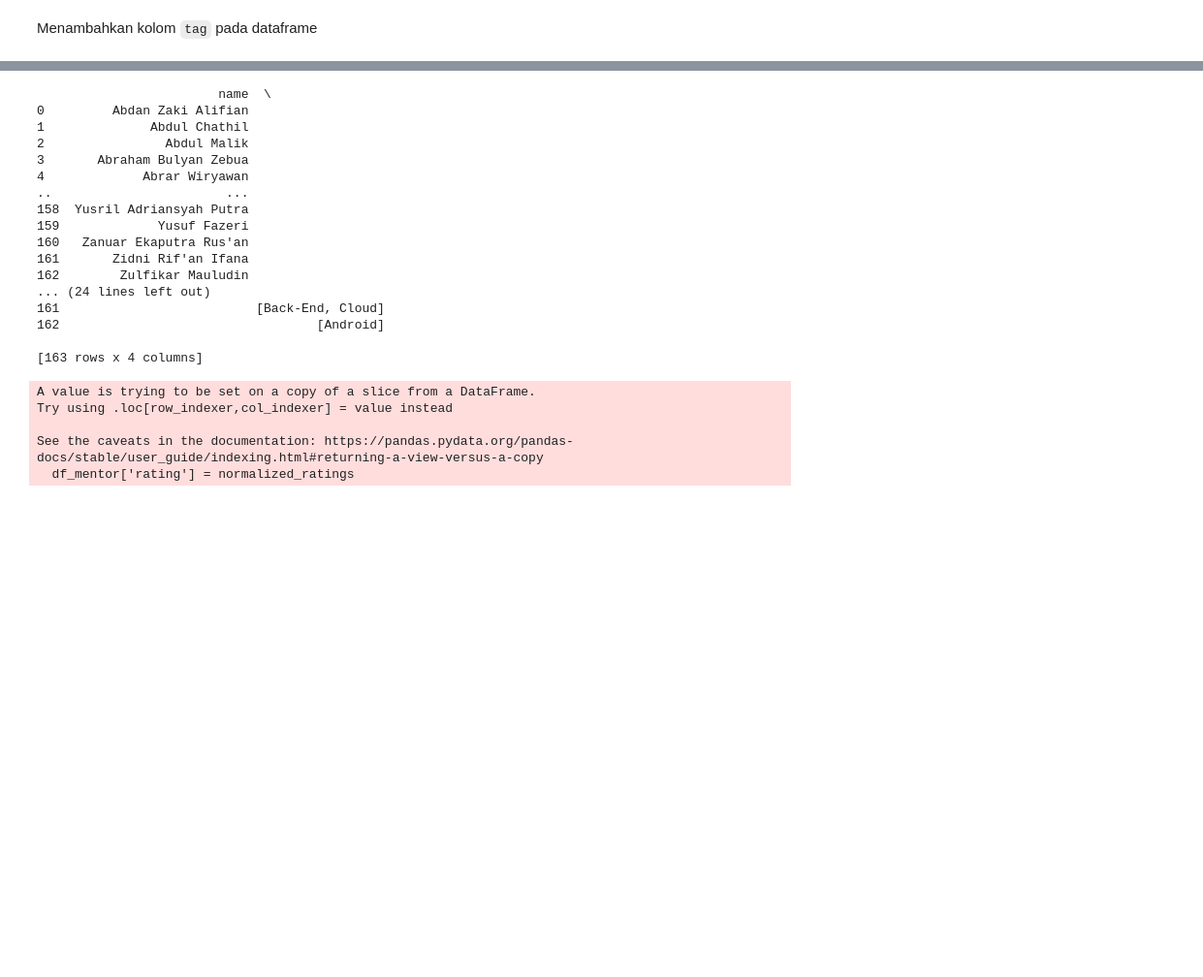
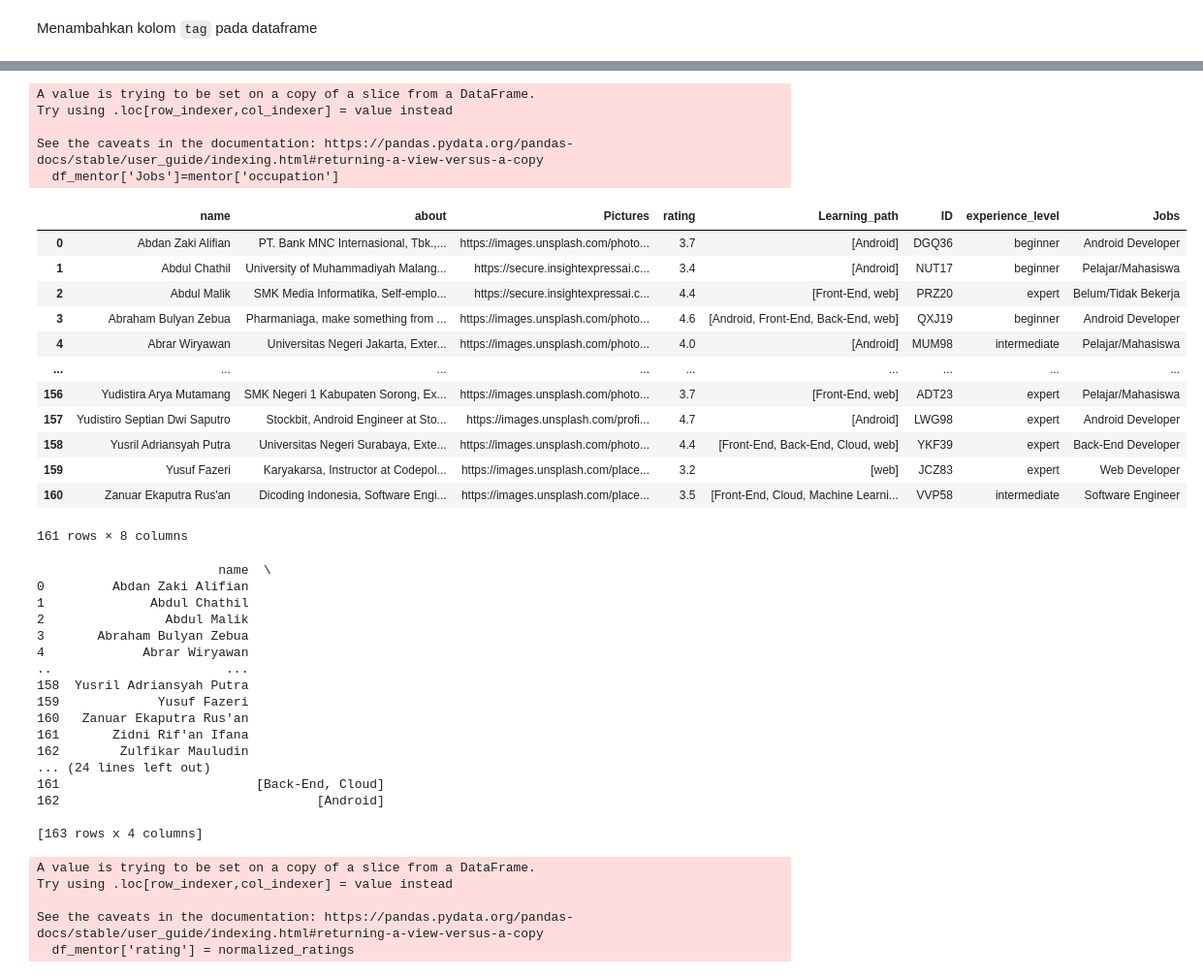
Before and after one commit to abdinegara783/ML-Mentoring-Platform-Dicoding, a Jupyter notebook: Recommender_System_Fix.ipynb, the cells around one changed output, grey strips where cells are left out. Shown: that part at 97% size. Saved outputs shown, nothing was run; the diff lists cells and outputs as text; code cells hidden in the pictures; blank space fills up the shorter version.

```diff
--- a/Recommender_System_Fix.ipynb
+++ b/Recommender_System_Fix.ipynb
@@ -192,0 +245,2 @@ df_mentor
+# %%
+df_mentor = pd.concat([df_mentor, df_mentor1], axis=1)
@@ -192,0 +263,32 @@ df_mentor
+# %%
+import pandas as pd
+import random
+
+
+# Persentase Experience level
+expert_percentage = 0.7
+intermediate_percentage = 0.2
+beginner_percentage = 0.1
+
+# Jumlah total data
+total_data = len(df_mentor)   # Mengurangi satu data
+
+# Menghitung jumlah data berdasarkan persentase
+expert_count = int(total_data * expert_percentage)
+intermediate_count = int(total_data * intermediate_percentage)
+beginner_count = int(total_data * beginner_percentage)
+
+# Membuat list Experience level
+experience_levels = (["expert"] * expert_count) + (["intermediate"] * intermediate_count) + (["beginner"] * beginner_count)
+
+# Mengacak urutan data
+random.shuffle(experience_levels)
+
+# Mengurangi satu data dari DataFrame df_mentor
+df_mentor = df_mentor.iloc[:-1, :]
+
+# Memasukkan variabel dummy "experience_level" ke dalam kolom "experience_level" DataFrame df_mentor
+df_mentor['experience_level'] = experience_levels
+
+# Tampilkan DataFrame
+print(df_mentor)
@@ -192,0 +318,24 @@ df_mentor
+# %%
+df_mentor['Jobs']=mentor['occupation']
+# %% [output]
+A value is trying to be set on a copy of a slice from a DataFrame.
+Try using .loc[row_indexer,col_indexer] = value instead
+
+See the caveats in the documentation: https://pandas.pydata.org/pandas-docs/stable/user_guide/indexing.html#returning-a-view-versus-a-copy
+  df_mentor['Jobs']=mentor['occupation']
+# %%
+df_mentor
+# %% [output]
+|  | name | about | Pictures | rating | Learning_path | ID | experience_level | Jobs |
+| 0 | Abdan Zaki Alifian | PT. Bank MNC Internasional, Tbk.,... | https://images.unsplash.com/photo... | 3.7 | [Android] | DGQ36 | beginner | Android Developer |
+| 1 | Abdul Chathil | University of Muhammadiyah Malang... | https://secure.insightexpressai.c... | 3.4 | [Android] | NUT17 | beginner | Pelajar/Mahasiswa |
+| 2 | Abdul Malik | SMK Media Informatika, Self-emplo... | https://secure.insightexpressai.c... | 4.4 | [Front-End, web] | PRZ20 | expert | Belum/Tidak Bekerja |
+| 3 | Abraham Bulyan Zebua | Pharmaniaga, make something from ... | https://images.unsplash.com/photo... | 4.6 | [Android, Front-End, Back-End, web] | QXJ19 | beginner | Android Developer |
+| 4 | Abrar Wiryawan | Universitas Negeri Jakarta, Exter... | https://images.unsplash.com/photo... | 4.0 | [Android] | MUM98 | intermediate | Pelajar/Mahasiswa |
+| ... | ... | ... | ... | ... | ... | ... | ... | ... |
+| 156 | Yudistira Arya Mutamang | SMK Negeri 1 Kabupaten Sorong, Ex... | https://images.unsplash.com/photo... | 3.7 | [Front-End, web] | ADT23 | expert | Pelajar/Mahasiswa |
+| 157 | Yudistiro Septian Dwi Saputro | Stockbit, Android Engineer at Sto... | https://images.unsplash.com/profi... | 4.7 | [Android] | LWG98 | expert | Android Developer |
+| 158 | Yusril Adriansyah Putra | Universitas Negeri Surabaya, Exte... | https://images.unsplash.com/photo... | 4.4 | [Front-End, Back-End, Cloud, web] | YKF39 | expert | Back-End Developer |
+| 159 | Yusuf Fazeri | Karyakarsa, Instructor at Codepol... | https://images.unsplash.com/place... | 3.2 | [web] | JCZ83 | expert | Web Developer |
+| 160 | Zanuar Ekaputra Rus'an | Dicoding Indonesia, Software Engi... | https://images.unsplash.com/place... | 3.5 | [Front-End, Cloud, Machine Learni... | VVP58 | intermediate | Software Engineer |
+161 rows × 8 columns
```
Also changed, not shown: parts of 13 cells of this notebook.
